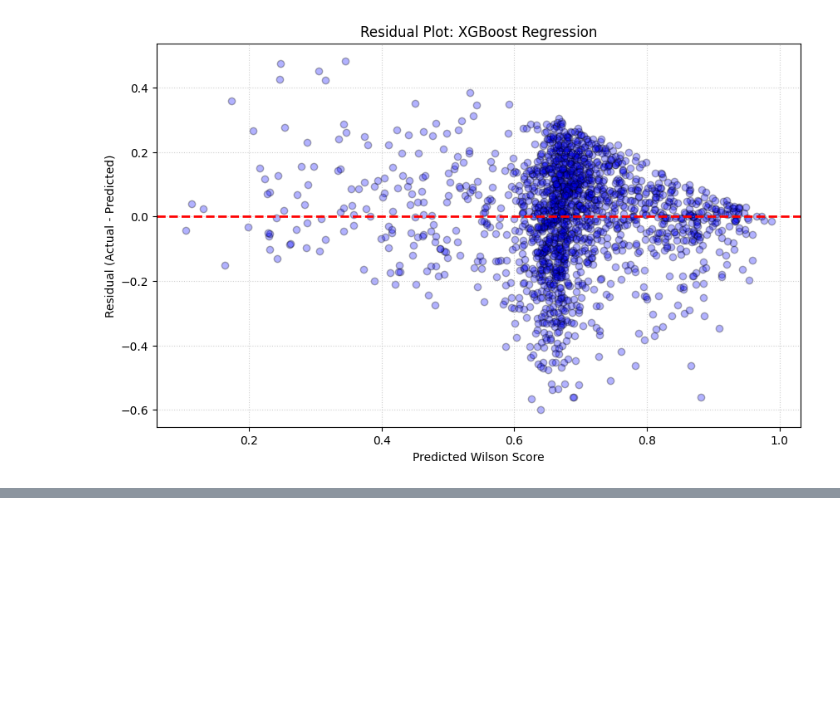
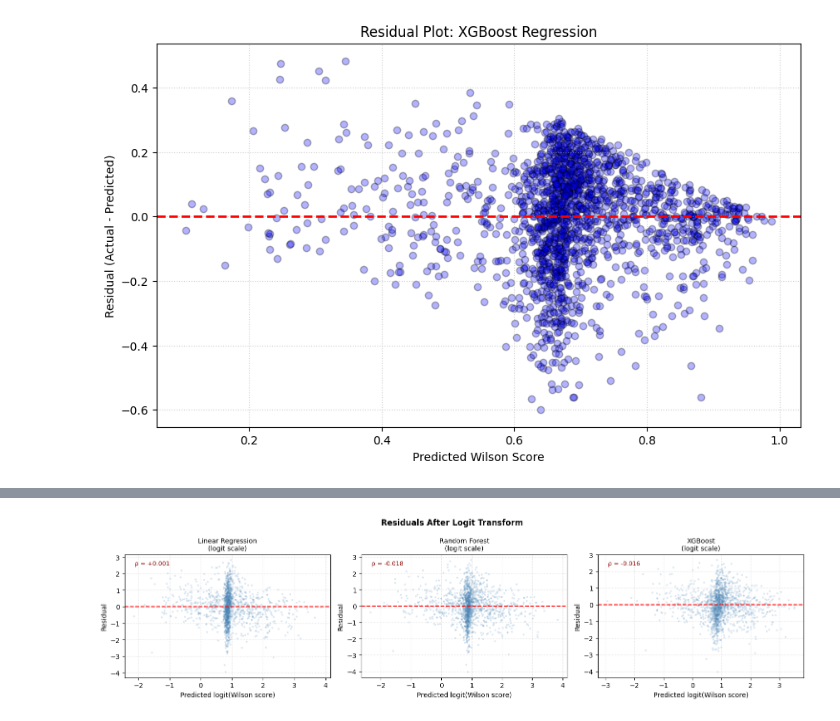
Before and after one commit to LuminousFirefly/game_success_prediction, a Jupyter notebook: classification_graph_eval.ipynb, the cells around one changed output, grey strips where cells are left out. Saved outputs shown, nothing was run; the diff lists cells and outputs as text; code cells hidden in the pictures; blank space fills up the shorter version.

Commit message:
Generated figures
# Tried poly regression - weird results
# Generated new figures
# Updated pipeline
# Tried out new dataset (did not work lol, need to make more changes)
# Updated streamlit

```diff
--- a/classification_graph_eval.ipynb
+++ b/classification_graph_eval.ipynb
@@ -80,8 +80,8 @@ def get_highly_correlated_features(corr_pairs, threshold=0.90, verbose=False):
     return to_drop
 # %%
 # load data and importance scores
-df_final = pd.read_csv('/steam_finalized_dataset.csv')
-importance_df = pd.read_csv('/feature_importances.csv')
+df_final = pd.read_csv('./cleaned_dataset/steam_finalized_dataset.csv')
+importance_df = pd.read_csv('./cleaned_dataset/feature_importances.csv')
 df_final = df_final[df_final['owners_log'] >= ownership_threshold_log]
 
 print(f"Dataset shape after filtering: {df_final.shape}")
@@ -219,6 +219,7 @@ clf_pipelines = {
 }
 
 clf3_pipelines = {
+    'Naive Bayes':         make_clf_pipeline(GaussianNB(), scale=True),
     'Logistic Regression': make_clf_pipeline(
         LogisticRegression(max_iter=1000, random_state=42, class_weight='balanced'), scale=True),
     'Random Forest':       make_clf_pipeline(
@@ -567,0 +690,26 @@ plot_residuals(reg_pipelines['XGBoost'], X_test_raw, y_reg_test, "XGBoost Regres
+# %%
+# ── Residual Plots: Logit-Transformed Target ─────────────────────────────
+fig, axes = plt.subplots(1, 3, figsize=(15, 4))
+
+for ax, (name, pipe) in zip(axes, reg_logit_pipes.items()):
+    preds = pipe.predict(X_test_raw)
+    res   = y_lt_test.values - preds
+
+    ax.scatter(preds, res, alpha=0.2, s=8, c='steelblue', edgecolors='none')
+    ax.axhline(0, color='red', lw=1.5, linestyle='--')
+    ax.set_title(f'{name}\n(logit scale)', fontsize=10)
+    ax.set_xlabel('Predicted logit(Wilson score)')
+    ax.set_ylabel('Residual')
+    ax.grid(True, linestyle=':', alpha=0.5)
+
+    # Spearman rho annotation
+    from scipy import stats
+    rho, _ = stats.spearmanr(preds, np.abs(res))
+    ax.text(0.05, 0.95, f'ρ = {rho:+.3f}', transform=ax.transAxes,
+            fontsize=9, va='top', color='darkred')
+
+plt.suptitle('Residuals After Logit Transform', fontsize=12, fontweight='bold')
+plt.tight_layout()
+plt.show()
+# %% [output]
+[figure, added]
```
Also changed, not shown: parts of 10 cells of this notebook, 31 other files.
